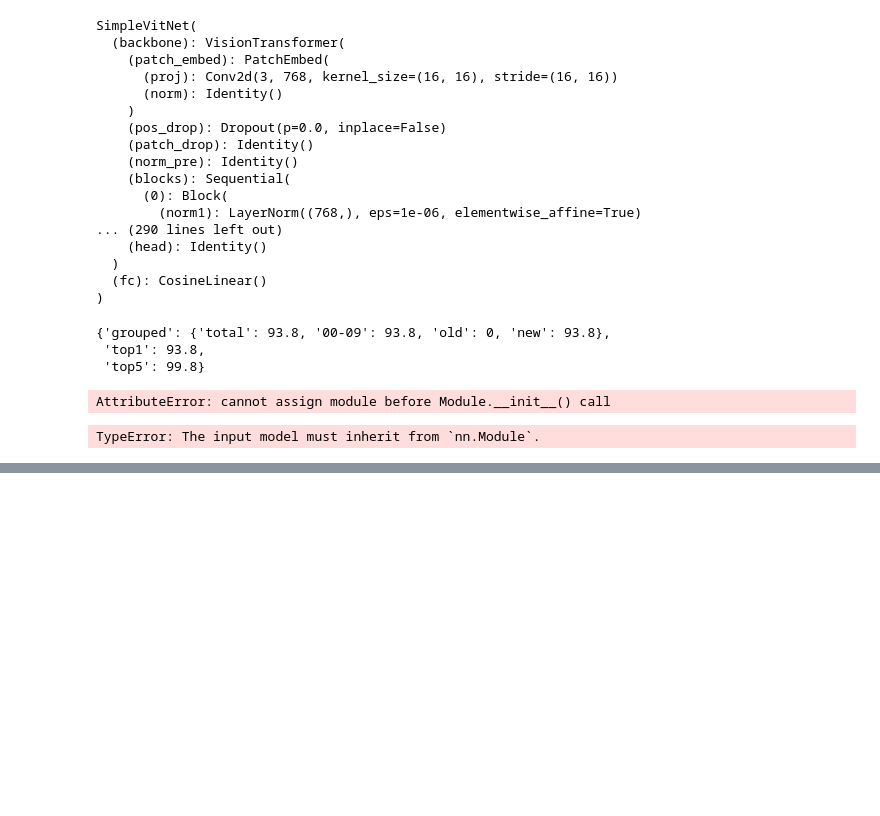
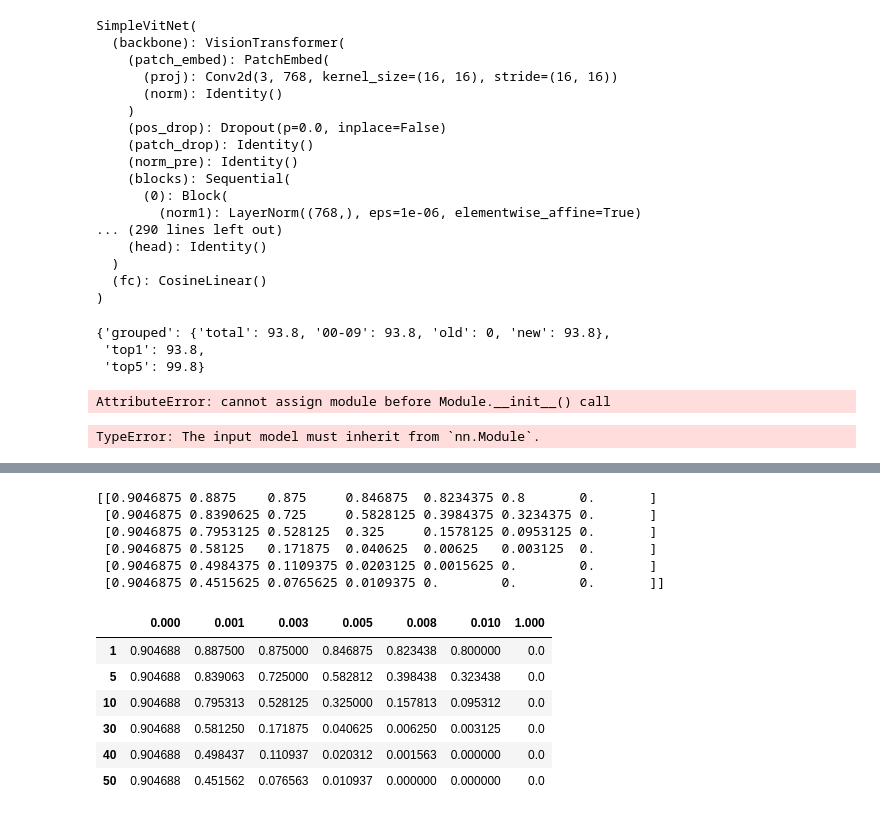
Before and after one commit to hannaol/LAMDA-PILOT, a Jupyter notebook: notebook.ipynb, the cells around one changed output, grey strips where cells are left out. Drawn from its saved outputs; the diff is of its cells as text; code cells hidden in the pictures; blank space fills up the shorter version.

```diff
--- a/notebook.ipynb
+++ b/notebook.ipynb
@@ -631 +789,11 @@ RuntimeError: Expected all tensors to be on the same device, but found at least
+# %%
+epsilons = [0.0,
+        0.001,
+        0.003,
+        0.005,
+        0.008,
+        0.01,
+        1.0
+           ]
+steps = [1, 5, 10, 30, 40, 50]
 # %%
@@ -668,0 +839,10 @@ ValueError: Unknown type: <class 'dict'>
+# %%
+arr_loaded = np.load('robustaccperstep.npy')
+print(arr_loaded)
+# %% [output]
+[[0.9046875 0.8875    0.875     0.846875  0.8234375 0.8       0.       ]
+ [0.9046875 0.8390625 0.725     0.5828125 0.3984375 0.3234375 0.       ]
+ [0.9046875 0.7953125 0.528125  0.325     0.1578125 0.0953125 0.       ]
+ [0.9046875 0.58125   0.171875  0.040625  0.00625   0.003125  0.       ]
+ [0.9046875 0.4984375 0.1109375 0.0203125 0.0015625 0.        0.       ]
+ [0.9046875 0.4515625 0.0765625 0.0109375 0.        0.        0.       ]]
@@ -668,0 +852,12 @@ ValueError: Unknown type: <class 'dict'>
+# %%
+df = pd.DataFrame(arr_loaded, index = steps, columns = epsilons)
+# %%
+df
+# %% [output]
+|  | 0.000 | 0.001 | 0.003 | 0.005 | 0.008 | 0.010 | 1.000 |
+| 1 | 0.904688 | 0.887500 | 0.875000 | 0.846875 | 0.823438 | 0.800000 | 0.0 |
+| 5 | 0.904688 | 0.839063 | 0.725000 | 0.582812 | 0.398438 | 0.323438 | 0.0 |
+| 10 | 0.904688 | 0.795313 | 0.528125 | 0.325000 | 0.157813 | 0.095312 | 0.0 |
+| 30 | 0.904688 | 0.581250 | 0.171875 | 0.040625 | 0.006250 | 0.003125 | 0.0 |
+| 40 | 0.904688 | 0.498437 | 0.110937 | 0.020312 | 0.001563 | 0.000000 | 0.0 |
+| 50 | 0.904688 | 0.451562 | 0.076563 | 0.010937 | 0.000000 | 0.000000 | 0.0 |
```
Also changed, not shown: parts of 35 cells of this notebook, 2 other files.
